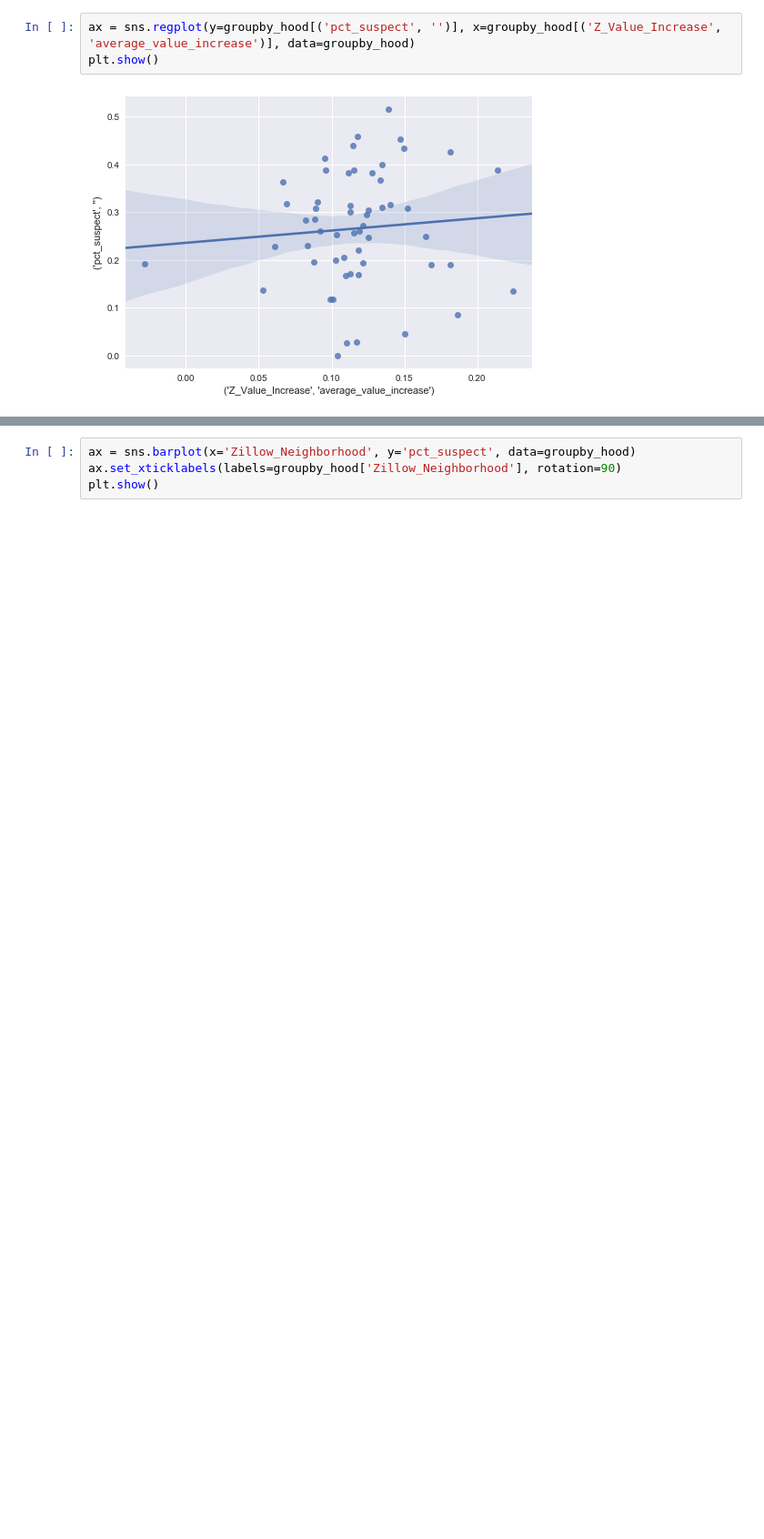
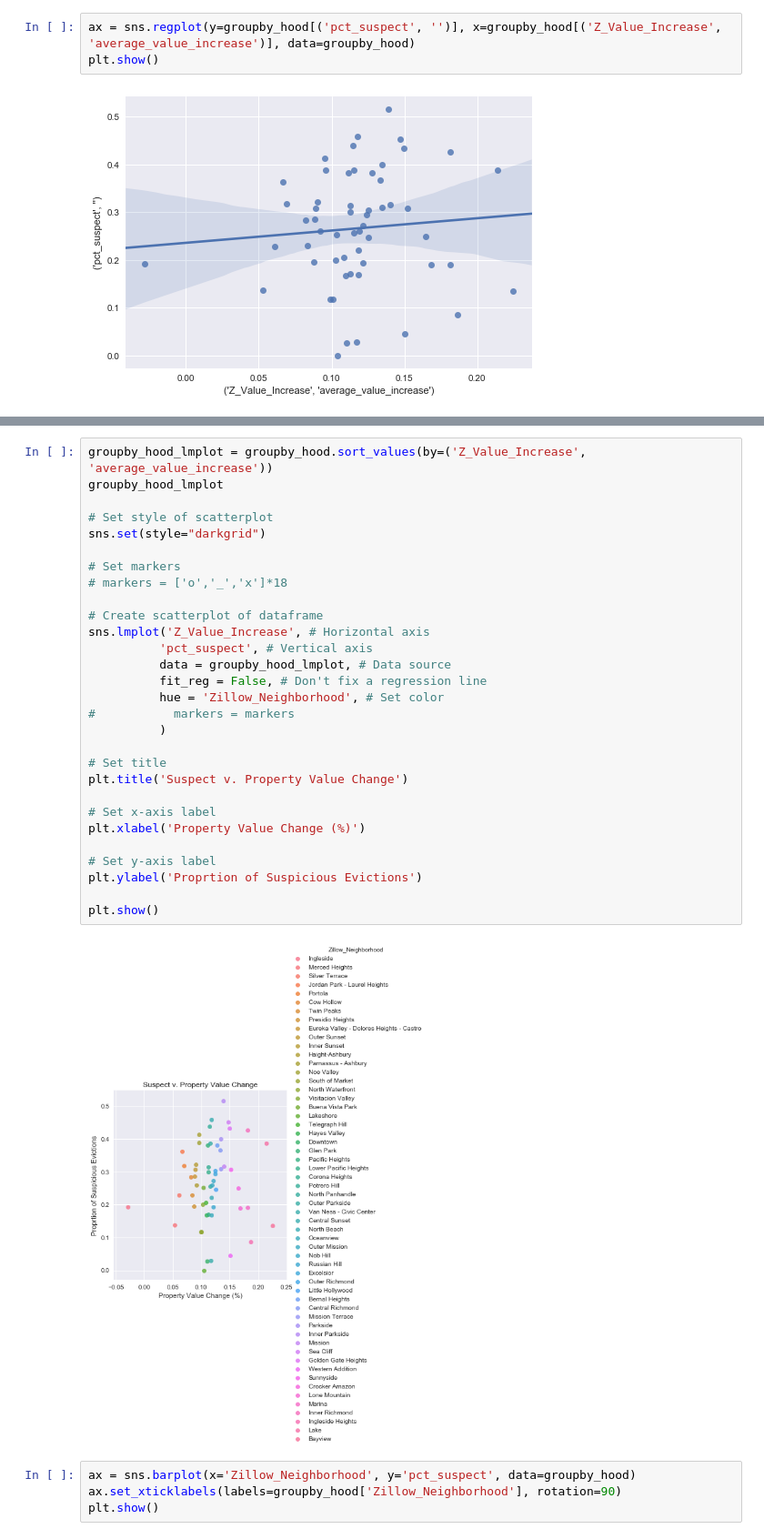
Before and after one commit to Jkremr/evictions-home-values, a Jupyter notebook: evictions-home-values.ipynb, the cells around one changed output, grey strips where cells are left out. Shown: that part at 91% size. Cells and saved outputs as stored; diff of their text form; blank space fills up the shorter version.

```diff
--- a/evictions-home-values.ipynb
+++ b/evictions-home-values.ipynb
@@ -265,3 +265,34 @@ plt.show()
+# %%
+groupby_hood_lmplot = groupby_hood.sort_values(by=('Z_Value_Increase', 'average_value_increase'))
+groupby_hood_lmplot
+
+# Set style of scatterplot
+sns.set(style="darkgrid")
+
+# Set markers
+# markers = ['o','_','x']*18
+
+# Create scatterplot of dataframe
+sns.lmplot('Z_Value_Increase', # Horizontal axis
+          'pct_suspect', # Vertical axis
+          data = groupby_hood_lmplot, # Data source
+          fit_reg = False, # Don't fix a regression line
+          hue = 'Zillow_Neighborhood', # Set color
+#           markers = markers
+          )
+
+# Set title
+plt.title('Suspect v. Property Value Change')
+
+# Set x-axis label
+plt.xlabel('Property Value Change (%)')
+
+# Set y-axis label
+plt.ylabel('Proprtion of Suspicious Evictions')
+
+plt.show()
+# %% [output]
+[figure, added]
 # %%
 ax = sns.barplot(x='Zillow_Neighborhood', y='pct_suspect', data=groupby_hood)
 ax.set_xticklabels(labels=groupby_hood['Zillow_Neighborhood'], rotation=90)
```
Also changed, not shown: parts of 1 cell of this notebook.
